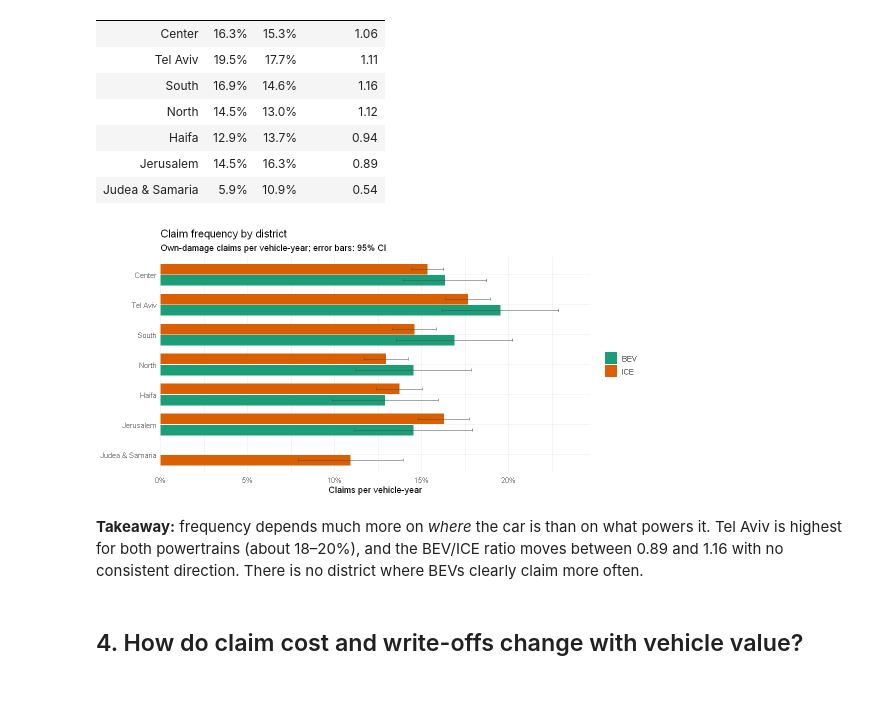
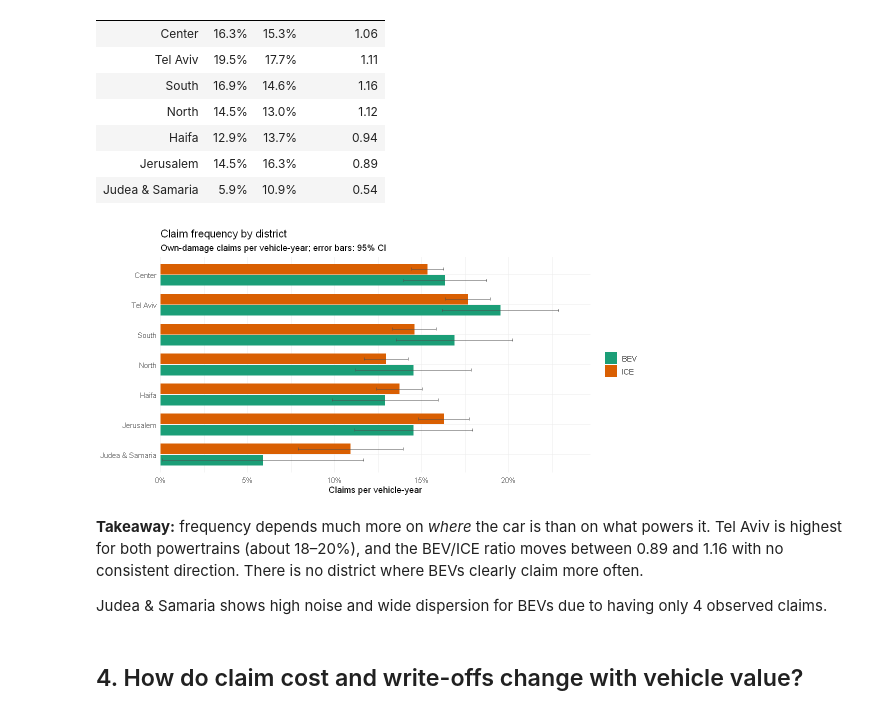
Before and after one commit to saar-cohen/actuarial-seminar-ev-pricing, a Jupyter notebook: notebooks/02b_eda_merged_features.ipynb, the cells around one changed output. Drawn from its saved outputs; the diff is of its cells as text; code cells hidden in the pictures.

```diff
--- a/notebooks/02b_eda_merged_features.ipynb
+++ b/notebooks/02b_eda_merged_features.ipynb
@@ -165,14 +167,16 @@ A tibble: 7 × 4
 | Jerusalem | 14.5% | 16.3% | 0.89 |
 | Judea & Samaria | 5.9% | 10.9% | 0.54 |
 # %%
-bar_chart(filter(freq_district, claims >= 20), District, frequency, se, label_percent()) +
+bar_chart(filter(freq_district), District, frequency, se, label_percent()) +
   coord_flip() +
   labs(title = "Claim frequency by district",
        subtitle = "Own-damage claims per vehicle-year; error bars: 95% CI", y = "Claims per vehicle-year")
 # %% [output]
-[figure, old version]
+[figure, new version]
 # %% [markdown]
 **Takeaway:** frequency depends much more on *where* the car is than on what powers it. Tel Aviv is highest for both powertrains (about 18–20%), and the BEV/ICE ratio moves between 0.89 and 1.16 with no consistent direction. There is no district where BEVs clearly claim more often.
+
+Judea & Samaria shows high noise and wide dispersion for BEVs due to having only 4 observed claims.
 # %% [markdown]
 ## 4. How do claim cost and write-offs change with vehicle value?
 # %%
```
Also changed, not shown: parts of 1 cell of this notebook.
